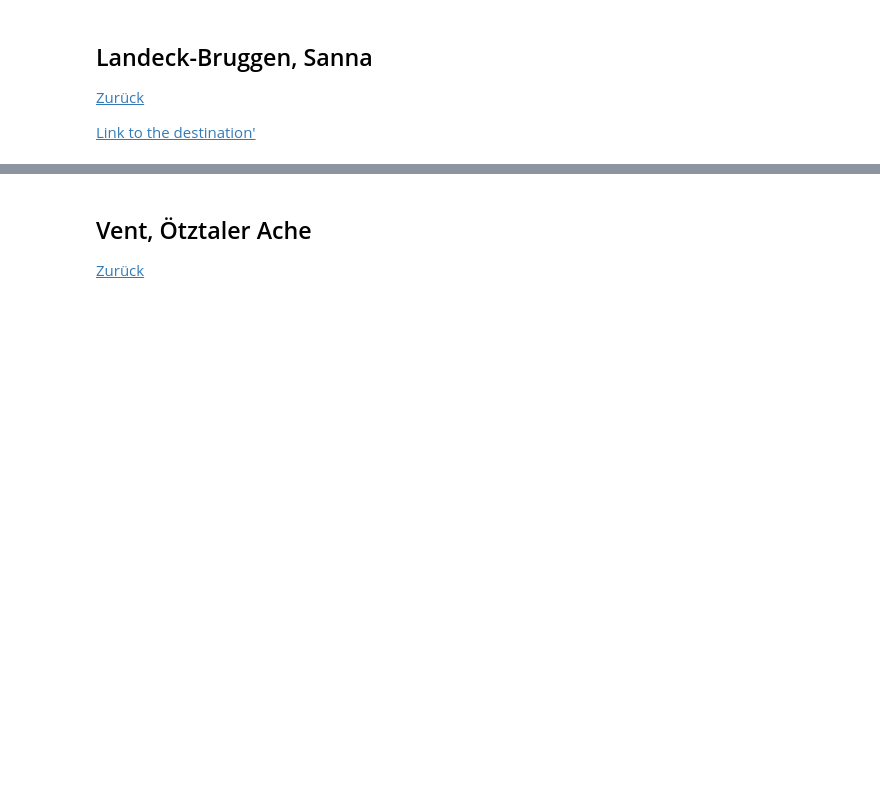
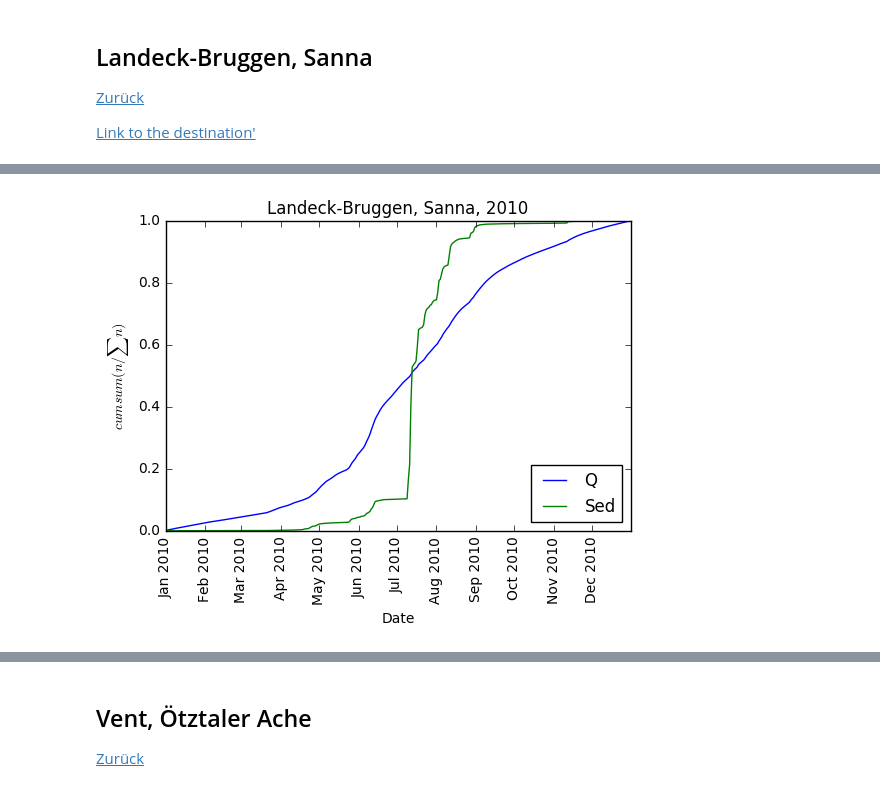
Before and after one commit to lucfr/lucfr-share, a Jupyter notebook: Longterm_Sedfracht_Pegel_Steckbriefe.ipynb, the cells around one changed output, grey strips where cells are left out. Saved outputs shown, nothing was run; the diff lists cells and outputs as text; code cells hidden in the pictures; blank space fills up the shorter version.

```diff
--- a/Longterm_Sedfracht_Pegel_Steckbriefe.ipynb
+++ b/Longterm_Sedfracht_Pegel_Steckbriefe.ipynb
@@ -107,0 +178,5 @@ Plot:
+# %%
+cumsum_vs_time(landeckb['2010']['dailyavgQ'], 'Q','Landeck-Bruggen, Sanna, 2010', 'Prob')
+cumsum_vs_time(landeckb['2010']['dailySedFracht'], 'Sed','Landeck-Bruggen, Sanna, 2010', '$cumsum(n/\sum n)$')
+# %% [output]
+[figure, added]
```
Also changed, not shown: parts of 28 cells of this notebook, 6 other files.
